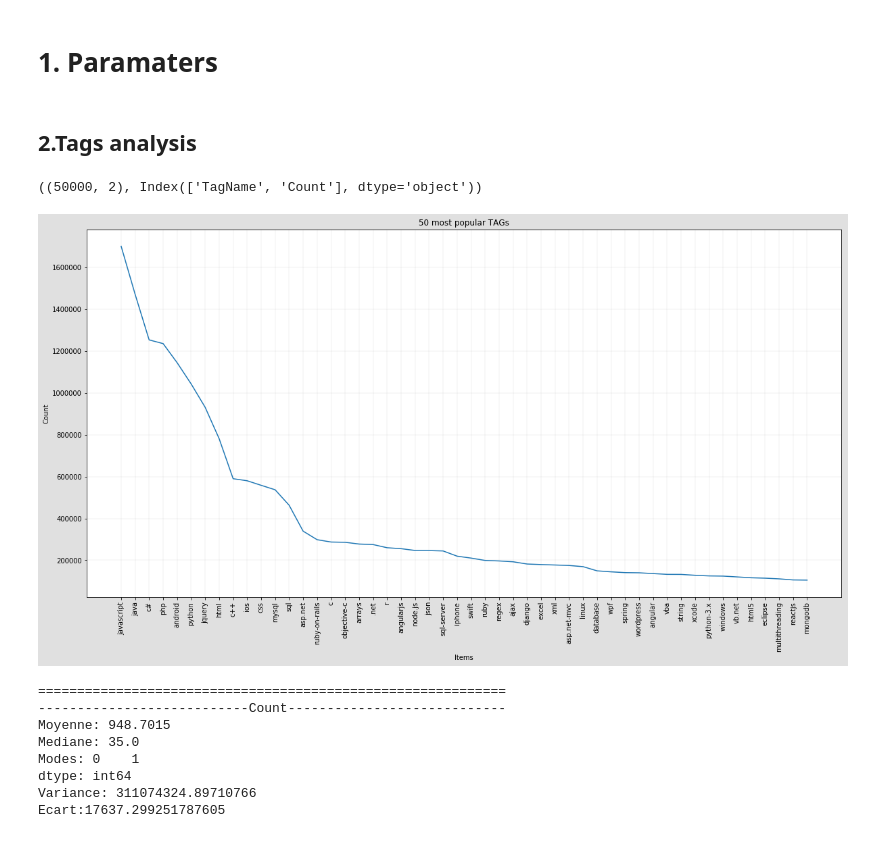
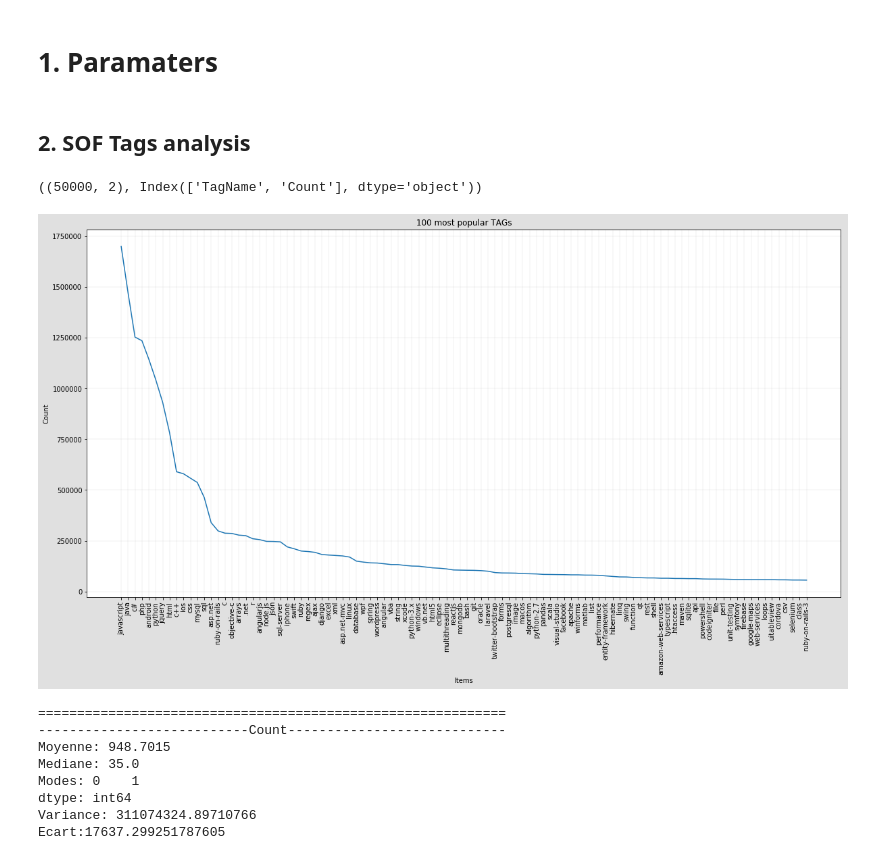
Before and after one commit to dataforcast/OC_Datascientist, a Jupyter notebook: P6/P6_DataAnalysis.ipynb, the cells around one changed output. Cells and saved outputs as stored; diff of their text form; code cells hidden in the pictures.

Commit message:
P6 : rework of P6_DataAnalysis.ipynb

```diff
--- a/P6/P6_DataAnalysis.ipynb
+++ b/P6/P6_DataAnalysis.ipynb
@@ -49,7 +49,7 @@ The autoreload extension is already loaded. To reload it, use:
 #-------------------------------------------------------------------------------
 is_stemming=False
 # %% [markdown]
-## <font color='blus'>2.Tags analysis</font>
+## <font color='blus'>2. SOF Tags analysis</font>
 # %%
 import pandas as pd
 file_name="./data/StackOverFlowTags.csv"
@@ -61,11 +61,11 @@ df_sof_tags.shape, df_sof_tags.columns
 # %%
 import p6_util_plot
 
-item_count=50
+item_count=100
 title = str(item_count)+" most popular TAGs"
 p6_util_plot.ser_item_occurency_plot(df_sof_tags.TagName,df_sof_tags.Count,item_count, title)
 # %% [output]
-[figure, old version]
+[figure, new version]
 # %%
 import p5_util_plot
 import p3_util_plot
```
Also changed, not shown: parts of 31 cells of this notebook, 6 other files.
